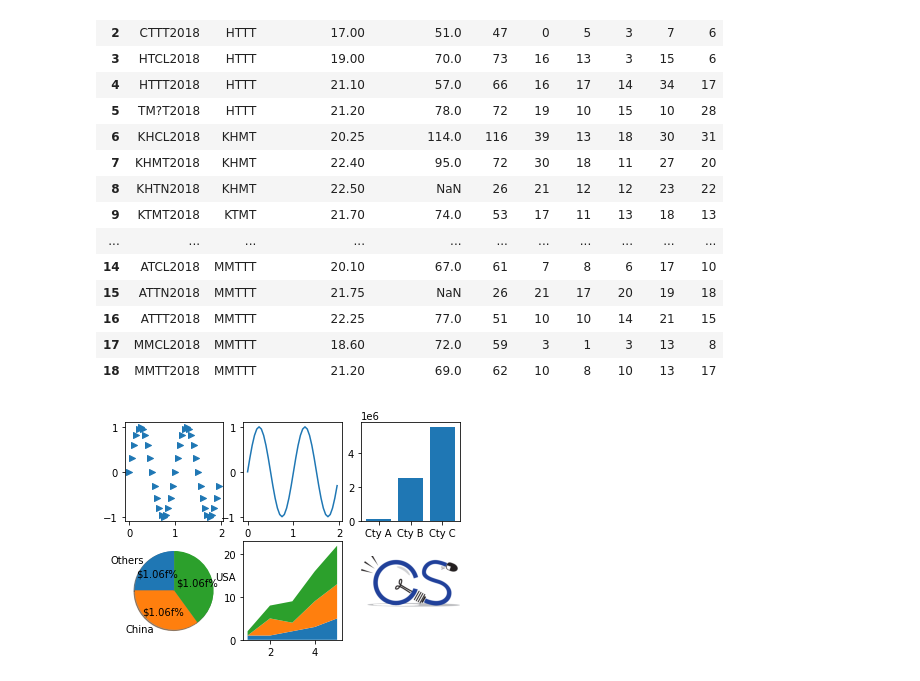
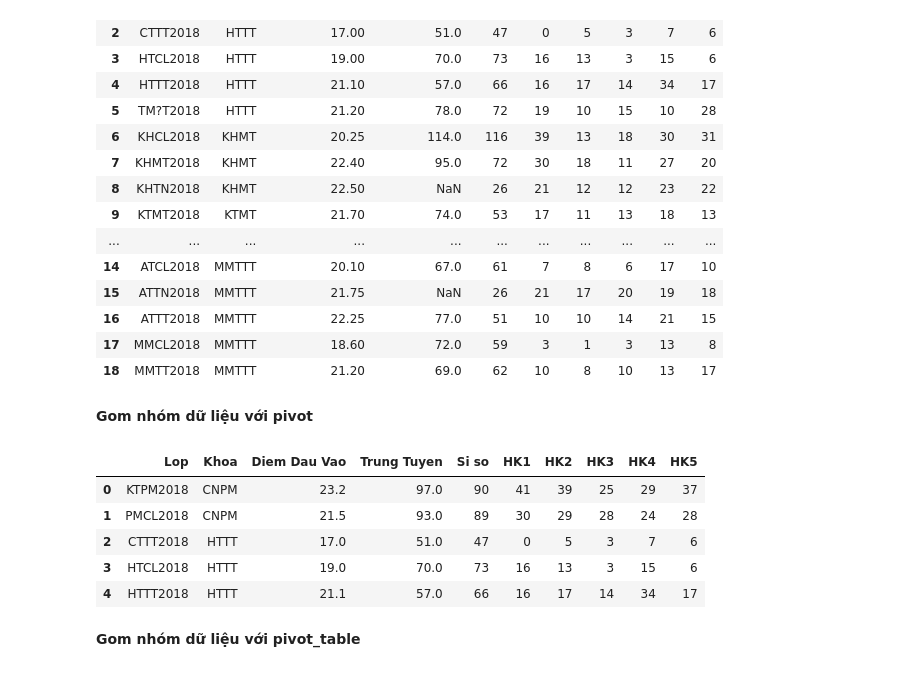
Before and after one commit to khoaht99/Python-machinelearning, a Jupyter notebook: Lec1_4_IntroToPython.ipynb, the cells around one changed output. Drawn from its saved outputs; the diff is of its cells as text; code cells hidden in the pictures.

```diff
--- a/Lec1_4_IntroToPython.ipynb
+++ b/Lec1_4_IntroToPython.ipynb
@@ -60,36 +60,17 @@ analyst
 | 16 | ATTT2018 | MMTTT | 22.25 | 77.0 | 51 | 10 | 10 | 14 | 21 | 15 |
 | 17 | MMCL2018 | MMTTT | 18.60 | 72.0 | 59 | 3 | 1 | 3 | 13 | 8 |
 | 18 | MMTT2018 | MMTTT | 21.20 | 69.0 | 62 | 10 | 8 | 10 | 13 | 17 |
-# %%
-plt.subplot(231)
-plt.scatter(t,s,marker=">")
-
-plt.subplot(232)
-plt.plot(t,s)
-
-plt.subplot(233)
-x = np.arange(3)
-money  = [1.5e5,2.5e6,5.5e6]
-plt.bar(x,money)
-plt.xticks(x,('Cty A', 'Cty B', 'Cty C'))
-
-plt.subplot(234)
-labels = 'Others', 'China', 'USA'
-sizes = [25,35,40]
-plt.pie(sizes,labels = labels, autopct = '$1.06f%%',shadow=True,startangle=90)
-
-plt.subplot(235)
-x = [1,2,3,4,5]
-y1 = [1,1,2,3,5]
-y2 = [0,4,2,6,8]
-y3 = [1,3,5,7,9]
-y = np.vstack([y1,y2,y3])
-plt.stackplot(x,y1,y2,y3,labels = labels)
-
-plt.subplot(236)
-image = plt.imread('logocs.png')
-plt.imshow(image)
-plt.axis('off')
-plt.show()
-# %% [output]
-[figure, removed]
+# %% [markdown]
+**Gom nhóm dữ liệu với pivot**
+# %%
+analyst.pivot(index="Lop", columns="Khoa",values="Diem Dau Vao")
+analyst.head(5)
+# %% [output]
+|  | Lop | Khoa | Diem Dau Vao | Trung Tuyen | Si so | HK1 | HK2 | HK3 | HK4 | HK5 |
+| 0 | KTPM2018 | CNPM | 23.2 | 97.0 | 90 | 41 | 39 | 25 | 29 | 37 |
+| 1 | PMCL2018 | CNPM | 21.5 | 93.0 | 89 | 30 | 29 | 28 | 24 | 28 |
+| 2 | CTTT2018 | HTTT | 17.0 | 51.0 | 47 | 0 | 5 | 3 | 7 | 6 |
+| 3 | HTCL2018 | HTTT | 19.0 | 70.0 | 73 | 16 | 13 | 3 | 15 | 6 |
+| 4 | HTTT2018 | HTTT | 21.1 | 57.0 | 66 | 16 | 17 | 14 | 34 | 17 |
+# %% [markdown]
+**Gom nhóm dữ liệu với pivot_table**
```
Also changed, not shown: parts of 17 cells of this notebook.
